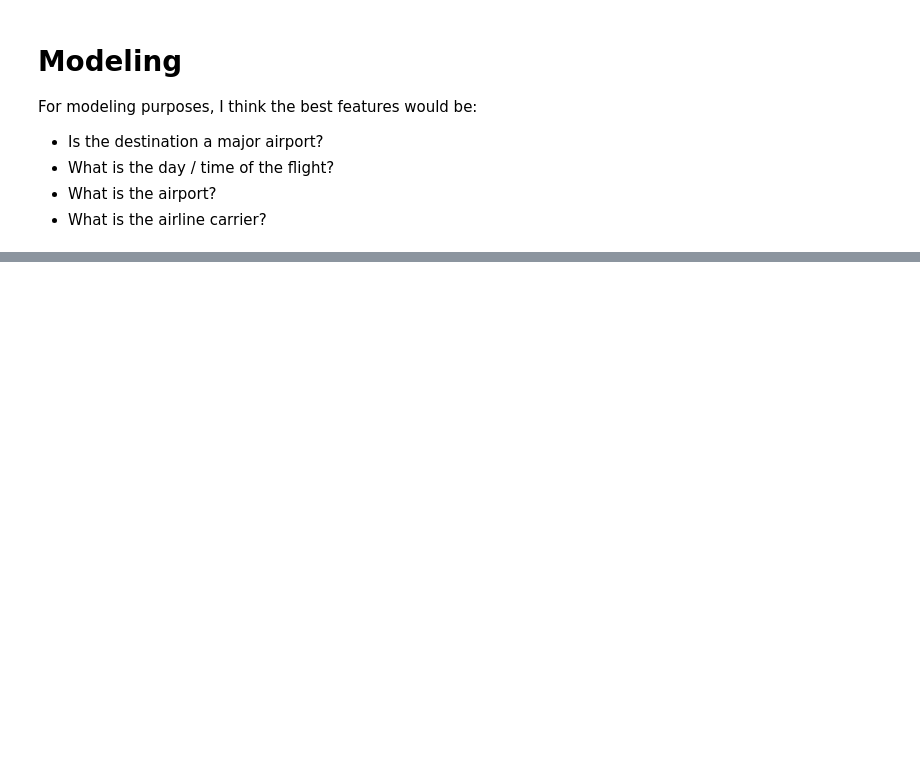
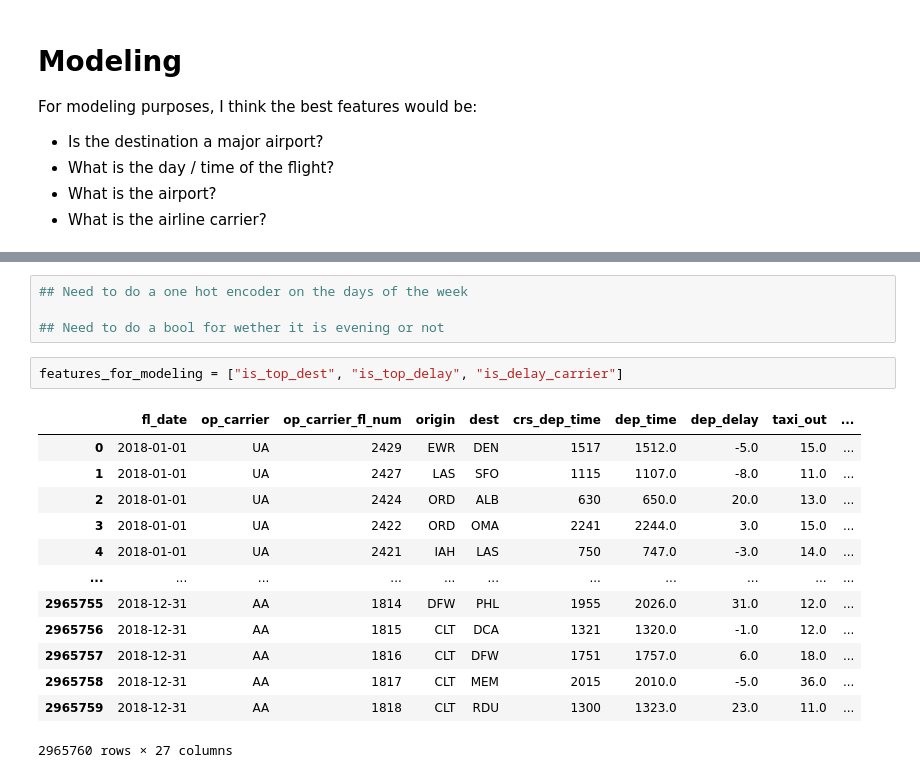
Before and after one commit to guedanie/flight_delay_predictor, a Jupyter notebook: flight_delay_predictor.ipynb, the cells around one changed output, grey strips where cells are left out. Saved outputs shown, nothing was run; the diff lists cells and outputs as text; blank space fills up the shorter version.

```diff
--- a/flight_delay_predictor.ipynb
+++ b/flight_delay_predictor.ipynb
@@ -570,0 +609,20 @@ For modeling purposes, I think the best features would be:
+# %%
+## Need to do a one hot encoder on the days of the week
+
+## Need to do a bool for wether it is evening or not
+# %%
+features_for_modeling = ["is_top_dest", "is_top_delay", "is_delay_carrier"]
+# %% [output]
+|  | fl_date | op_carrier | op_carrier_fl_num | origin | dest | crs_dep_time | dep_time | dep_delay | taxi_out | ... |
+| 0 | 2018-01-01 | UA | 2429 | EWR | DEN | 1517 | 1512.0 | -5.0 | 15.0 | ... |
+| 1 | 2018-01-01 | UA | 2427 | LAS | SFO | 1115 | 1107.0 | -8.0 | 11.0 | ... |
+| 2 | 2018-01-01 | UA | 2424 | ORD | ALB | 630 | 650.0 | 20.0 | 13.0 | ... |
+| 3 | 2018-01-01 | UA | 2422 | ORD | OMA | 2241 | 2244.0 | 3.0 | 15.0 | ... |
+| 4 | 2018-01-01 | UA | 2421 | IAH | LAS | 750 | 747.0 | -3.0 | 14.0 | ... |
+| ... | ... | ... | ... | ... | ... | ... | ... | ... | ... | ... |
+| 2965755 | 2018-12-31 | AA | 1814 | DFW | PHL | 1955 | 2026.0 | 31.0 | 12.0 | ... |
+| 2965756 | 2018-12-31 | AA | 1815 | CLT | DCA | 1321 | 1320.0 | -1.0 | 12.0 | ... |
+| 2965757 | 2018-12-31 | AA | 1816 | CLT | DFW | 1751 | 1757.0 | 6.0 | 18.0 | ... |
+| 2965758 | 2018-12-31 | AA | 1817 | CLT | MEM | 2015 | 2010.0 | -5.0 | 36.0 | ... |
+| 2965759 | 2018-12-31 | AA | 1818 | CLT | RDU | 1300 | 1323.0 | 23.0 | 11.0 | ... |
+2965760 rows × 27 columns
```
Also changed, not shown: parts of 11 cells of this notebook.
